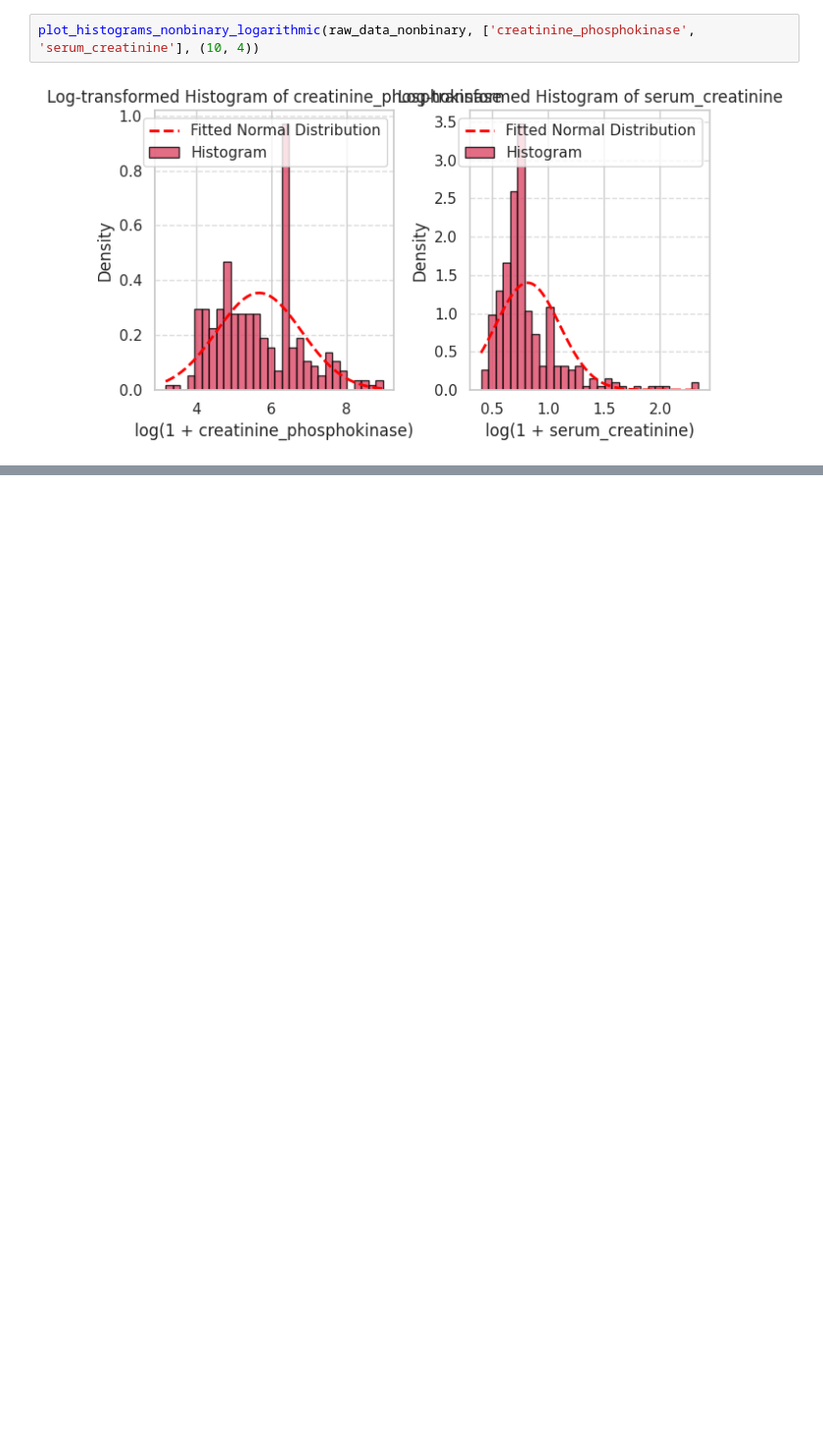
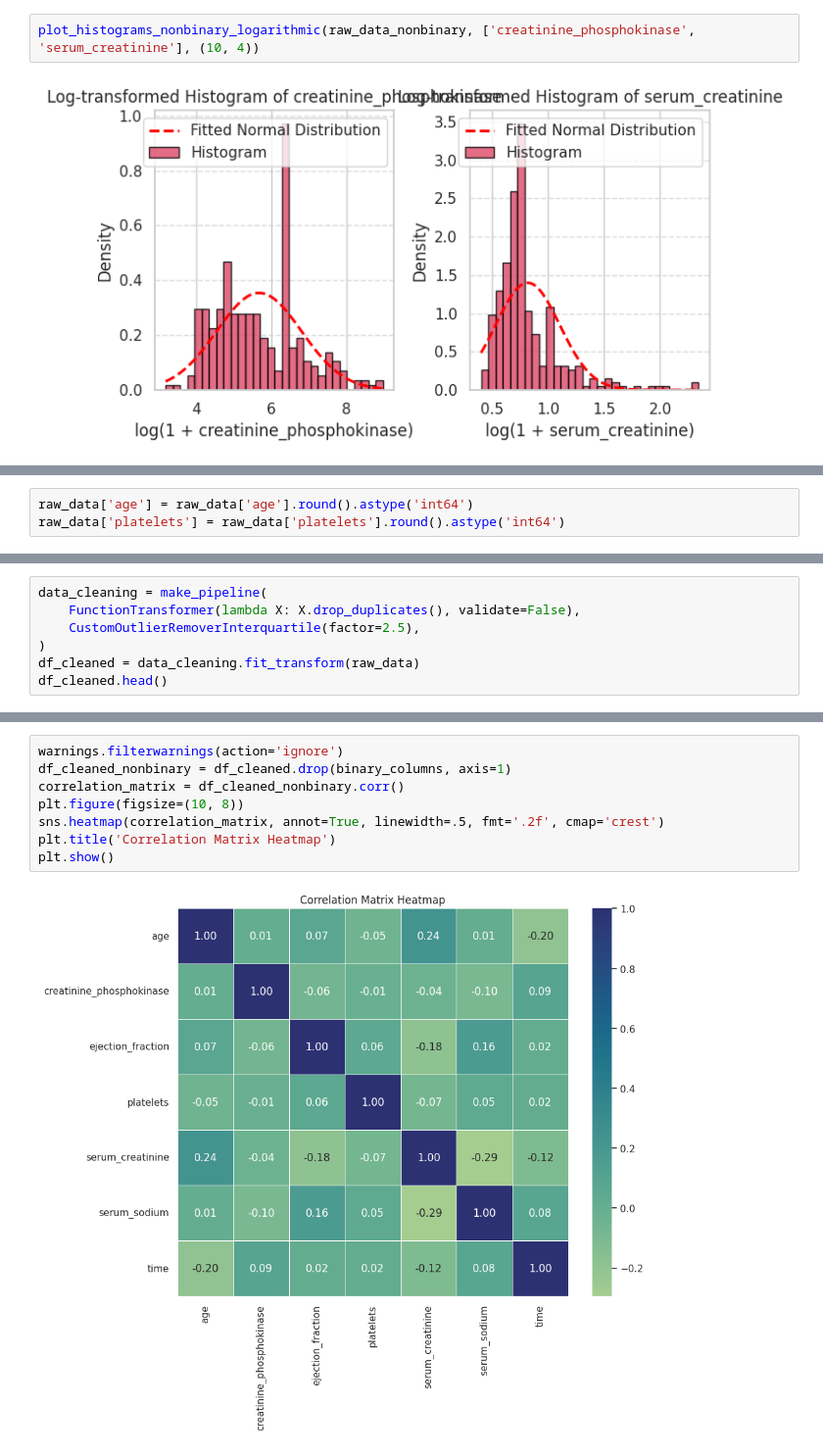
Before and after one commit to pr4sad/Machine-Learning, a Jupyter notebook: Mini Project/MiniProject.ipynb, the cells around one changed output, grey strips where cells are left out. Shown at 98% size. Cells and saved outputs as stored; diff of their text form; blank space fills up the shorter version.

```diff
--- a/Mini Project/MiniProject.ipynb
+++ b/Mini Project/MiniProject.ipynb
@@ -189,0 +214,3 @@ NameError: name 'raw_data_nonbinary' is not defined
+# %%
+raw_data['age'] = raw_data['age'].round().astype('int64')
+raw_data['platelets'] = raw_data['platelets'].round().astype('int64')
@@ -189,0 +235,7 @@ NameError: name 'raw_data_nonbinary' is not defined
+# %%
+data_cleaning = make_pipeline(
+    FunctionTransformer(lambda X: X.drop_duplicates(), validate=False),
+    CustomOutlierRemoverInterquartile(factor=2.5),
+)
+df_cleaned = data_cleaning.fit_transform(raw_data)
+df_cleaned.head()
@@ -189,0 +267,10 @@ NameError: name 'raw_data_nonbinary' is not defined
+# %%
+warnings.filterwarnings(action='ignore')
+df_cleaned_nonbinary = df_cleaned.drop(binary_columns, axis=1)
+correlation_matrix = df_cleaned_nonbinary.corr()
+plt.figure(figsize=(10, 8))
+sns.heatmap(correlation_matrix, annot=True, linewidth=.5, fmt='.2f', cmap='crest')
+plt.title('Correlation Matrix Heatmap')
+plt.show()
+# %% [output]
+[figure, added]
```
Also changed, not shown: parts of 13 cells of this notebook.
